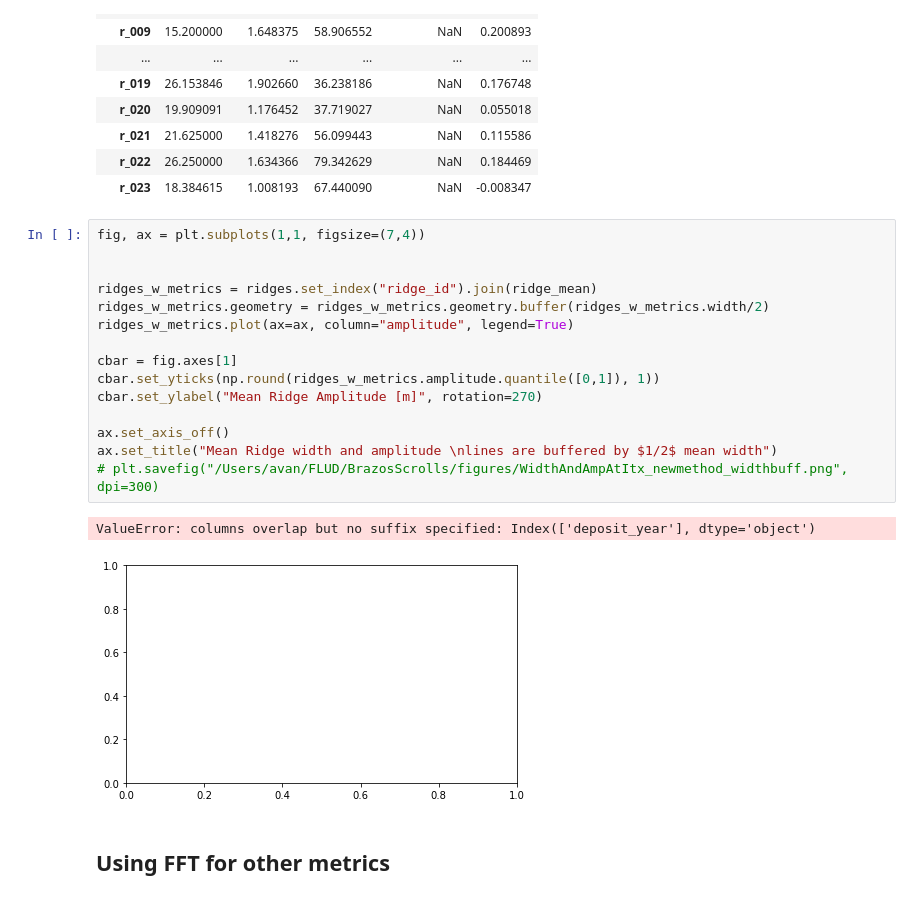
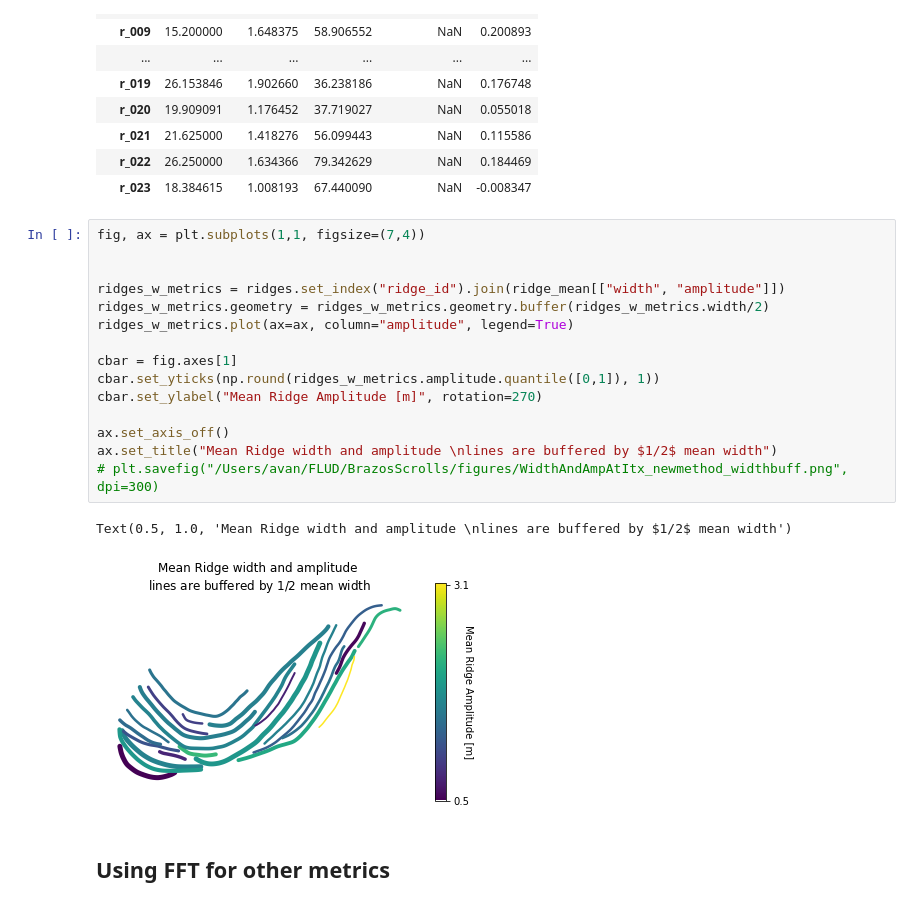
Before and after one commit to tamu-edu/scrollstats, a Jupyter notebook: RidgeMetricDevelopment.ipynb, the cells around one changed output. Drawn from its saved outputs; the diff is of its cells as text.

Commit message:
started BEA plot

```diff
--- a/RidgeMetricDevelopment.ipynb
+++ b/RidgeMetricDevelopment.ipynb
@@ -228,21 +182,21 @@ ridge_mean
 # %%
 fig, ax = plt.subplots(1,1, figsize=(7,4))
 
 
-ridges_w_metrics = ridges.set_index("ridge_id").join(ridge_mean)
+ridges_w_metrics = ridges.set_index("ridge_id").join(ridge_mean[["width", "amplitude"]])
 ridges_w_metrics.geometry = ridges_w_metrics.geometry.buffer(ridges_w_metrics.width/2)
 ridges_w_metrics.plot(ax=ax, column="amplitude", legend=True)
 
 cbar = fig.axes[1]
 cbar.set_yticks(np.round(ridges_w_metrics.amplitude.quantile([0,1]), 1))
 cbar.set_ylabel("Mean Ridge Amplitude [m]", rotation=270)
 
 ax.set_axis_off()
 ax.set_title("Mean Ridge width and amplitude \nlines are buffered by $1/2$ mean width")
 # plt.savefig("/Users/avan/FLUD/BrazosScrolls/figures/WidthAndAmpAtItx_newmethod_widthbuff.png", dpi=300)
 # %% [output]
-ValueError: columns overlap but no suffix specified: Index(['deposit_year'], dtype='object')
+Text(0.5, 1.0, 'Mean Ridge width and amplitude \nlines are buffered by $1/2$ mean width')
-[figure, old version]
+[figure, new version]
 # %% [markdown]
 ## Using FFT for other metrics
 # %%
```
Also changed, not shown: parts of 5 cells of this notebook.
